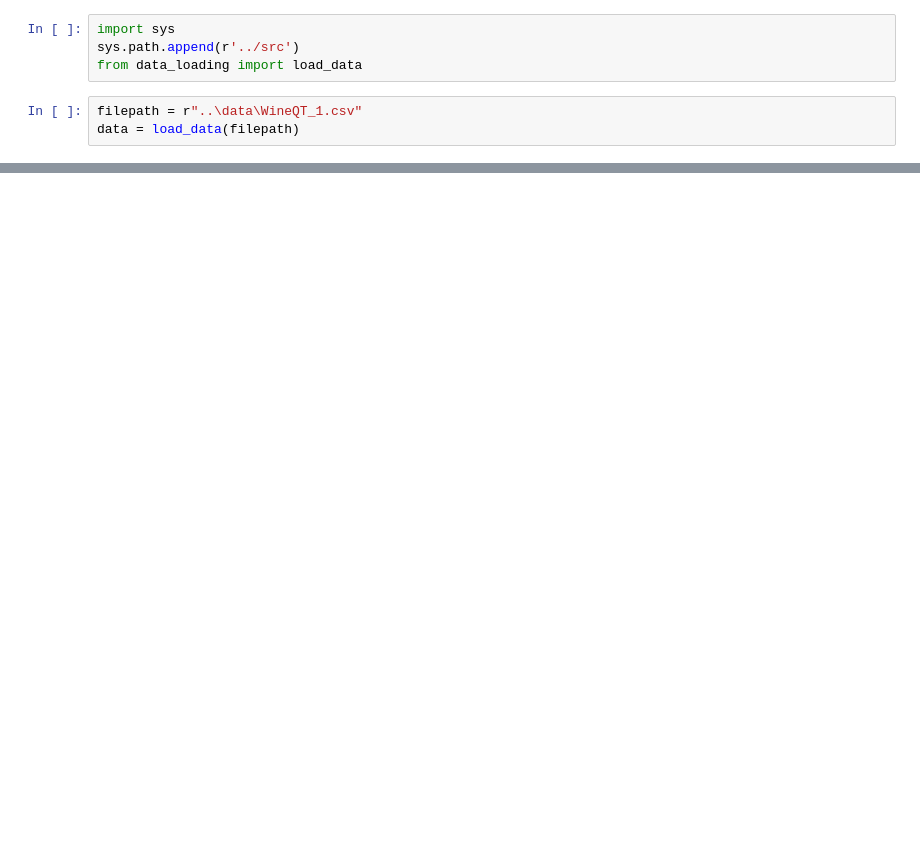
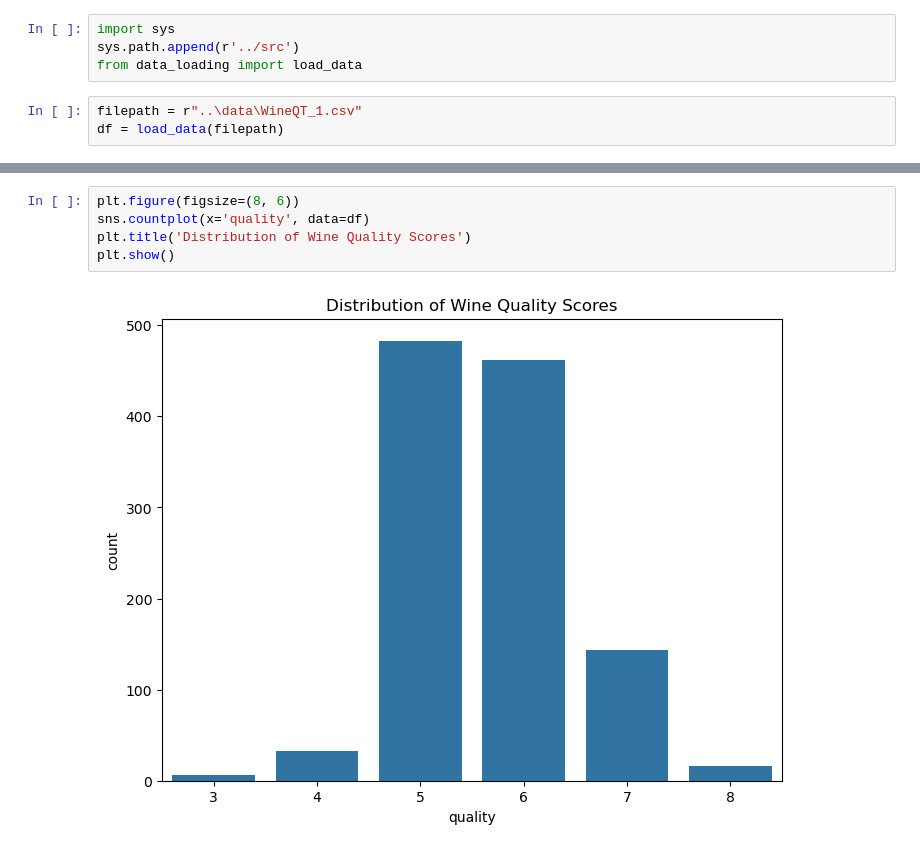
Before and after one commit to Boltnav/Wine-Quality-Prediction, a Jupyter notebook: notebooks/eda_wine_quality.ipynb, the cells around one changed output, grey strips where cells are left out. Saved outputs shown, nothing was run; the diff lists cells and outputs as text; blank space fills up the shorter version.

```diff
--- a/notebooks/eda_wine_quality.ipynb
+++ b/notebooks/eda_wine_quality.ipynb
@@ -4,5 +4,5 @@ sys.path.append(r'../src')
 from data_loading import load_data
 # %%
 filepath = r"..\data\WineQT_1.csv"
-data = load_data(filepath)
+df = load_data(filepath)
 # %%
@@ -16,0 +46,7 @@ data.head()
+# %%
+plt.figure(figsize=(8, 6))
+sns.countplot(x='quality', data=df)
+plt.title('Distribution of Wine Quality Scores')
+plt.show()
+# %% [output]
+[figure, added]
```
Also changed, not shown: parts of 7 cells of this notebook, 1 other file.
